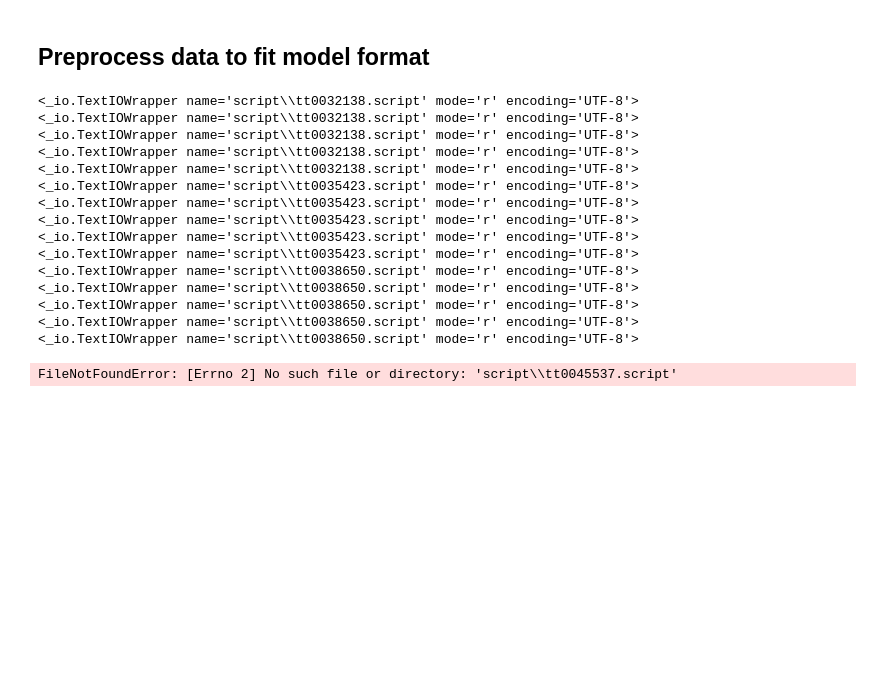
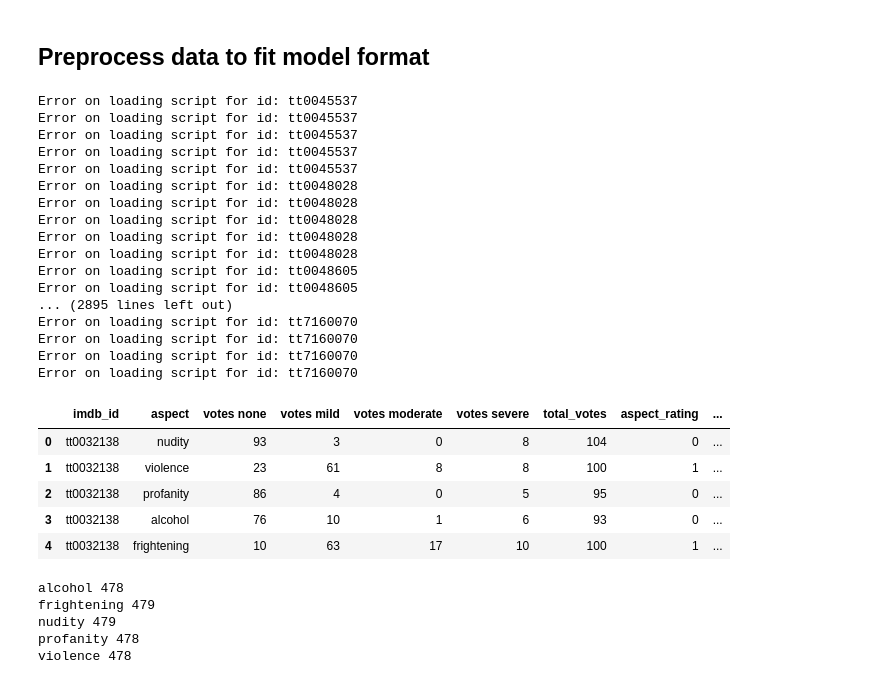
Before and after one commit to rlCodev/data-science-text-analytics, a Jupyter notebook: data_preprocessing/model_data_preprocessing.ipynb, the cells around one changed output. Cells and saved outputs as stored; diff of their text form; code cells hidden in the pictures; blank space fills up the shorter version.

Commit message:
create pickle data for model training

```diff
--- a/data_preprocessing/model_data_preprocessing.ipynb
+++ b/data_preprocessing/model_data_preprocessing.ipynb
@@ -5,51 +5,60 @@ import pandas as pd
 import numpy as np
 # %%
 def get_script_from_id(id):
-    script = open('./script/' + id + '.script', 'r')
-    print(script)
+    script = open('../data/script/' + id + '.script', 'r').read()
+    # print(script)
     #script = script.replace("'", " ").replace('"', ' ').replace('\n', ' ').replace('\r', ' ').replace('\t', ' ').replace('\b', ' ').replace('\\', ' ')
     return script
 # %%
-inputFile = open('./baseline/imdb_id_with_age_rating_and_labels.txt')
+inputFile = open('../data_gathering/baseline/output/imdb_id_with_age_rating_and_labels.txt')
 df_data = []
 for line in inputFile:
     line_data = line.strip().split(',')
     # print(line_data)
     line_data.append(int(line_data[3]) + int(line_data[4]) + int(line_data[5]) + int(line_data[6]))
 
     max_index = 0
     max_value = 0
     for i in range(3,7):
         vote_count = int(line_data[i])
         if(vote_count >= max_value):
             max_index = i - 3
             max_value = vote_count
     line_data.append(max_index)
-
-    script = get_script_from_id(line_data[0])
-
+    try:
+        script = get_script_from_id(line_data[0])
+    except:
+        print('Error on loading script for id: ' + line_data[0])
+        continue
     line_data.append(script)
     df_data.append(line_data)
 
 # id | Aspect | None | Mild | Moderate | Severe | Total_votes | Aspect_rating | text
 df = pd.DataFrame(df_data, columns=['imdb_id', 'age_rating', 'aspect', 'votes none', 'votes mild', 'votes moderate', 'votes severe', 'total_votes', 'aspect_rating', 'text'])
 df.drop(columns=["age_rating"], inplace=True)
 df = df.astype({'votes mild':'int', 'votes moderate':'int', 'votes severe':'int', 'votes none':'int', 'total_votes':'int', 'aspect_rating':'int'})
 df.head()
 # %% [output]
-<_io.TextIOWrapper name='script\\tt0032138.script' mode='r' encoding='UTF-8'>
-<_io.TextIOWrapper name='script\\tt0032138.script' mode='r' encoding='UTF-8'>
-<_io.TextIOWrapper name='script\\tt0032138.script' mode='r' encoding='UTF-8'>
-<_io.TextIOWrapper name='script\\tt0032138.script' mode='r' encoding='UTF-8'>
-<_io.TextIOWrapper name='script\\tt0032138.script' mode='r' encoding='UTF-8'>
-<_io.TextIOWrapper name='script\\tt0035423.script' mode='r' encoding='UTF-8'>
-<_io.TextIOWrapper name='script\\tt0035423.script' mode='r' encoding='UTF-8'>
-<_io.TextIOWrapper name='script\\tt0035423.script' mode='r' encoding='UTF-8'>
-<_io.TextIOWrapper name='script\\tt0035423.script' mode='r' encoding='UTF-8'>
-<_io.TextIOWrapper name='script\\tt0035423.script' mode='r' encoding='UTF-8'>
-<_io.TextIOWrapper name='script\\tt0038650.script' mode='r' encoding='UTF-8'>
-<_io.TextIOWrapper name='script\\tt0038650.script' mode='r' encoding='UTF-8'>
-<_io.TextIOWrapper name='script\\tt0038650.script' mode='r' encoding='UTF-8'>
-<_io.TextIOWrapper name='script\\tt0038650.script' mode='r' encoding='UTF-8'>
-<_io.TextIOWrapper name='script\\tt0038650.script' mode='r' encoding='UTF-8'>
+Error on loading script for id: tt0045537
+Error on loading script for id: tt0045537
+Error on loading script for id: tt0045537
+Error on loading script for id: tt0045537
+Error on loading script for id: tt0045537
+Error on loading script for id: tt0048028
+Error on loading script for id: tt0048028
+Error on loading script for id: tt0048028
+Error on loading script for id: tt0048028
+Error on loading script for id: tt0048028
+Error on loading script for id: tt0048605
+Error on loading script for id: tt0048605
+... (2895 lines left out)
+Error on loading script for id: tt7160070
+Error on loading script for id: tt7160070
+Error on loading script for id: tt7160070
+Error on loading script for id: tt7160070
-FileNotFoundError: [Errno 2] No such file or directory: 'script\\tt0045537.script'
+|  | imdb_id | aspect | votes none | votes mild | votes moderate | votes severe | total_votes | aspect_rating | ... |
+| 0 | tt0032138 | nudity | 93 | 3 | 0 | 8 | 104 | 0 | ... |
+| 1 | tt0032138 | violence | 23 | 61 | 8 | 8 | 100 | 1 | ... |
+| 2 | tt0032138 | profanity | 86 | 4 | 0 | 5 | 95 | 0 | ... |
+| 3 | tt0032138 | alcohol | 76 | 10 | 1 | 6 | 93 | 0 | ... |
+| 4 | tt0032138 | frightening | 10 | 63 | 17 | 10 | 100 | 1 | ... |
@@ -55,0 +73,14 @@ FileNotFoundError: [Errno 2] No such file or directory: 'script\\tt0045537.scrip
+# %%
+# group the dataframe by 'aspect' and create a dictionary of dataframes
+df_dict = {aspect: aspect_df.drop('aspect', axis=1) for aspect, aspect_df in df.groupby('aspect')}
+
+# print the dictionary of dataframes
+for aspect, aspect_df in df_dict.items():
+    print(aspect, len(aspect_df))
+    map_data_frame_to_pickle(df, f'{aspect}_train_emb', '../data/pickle/')
+# %% [output]
+alcohol 478
+frightening 479
+nudity 479
+profanity 478
+violence 478
```
Also changed, not shown: parts of 2 cells of this notebook, 11 other files.
